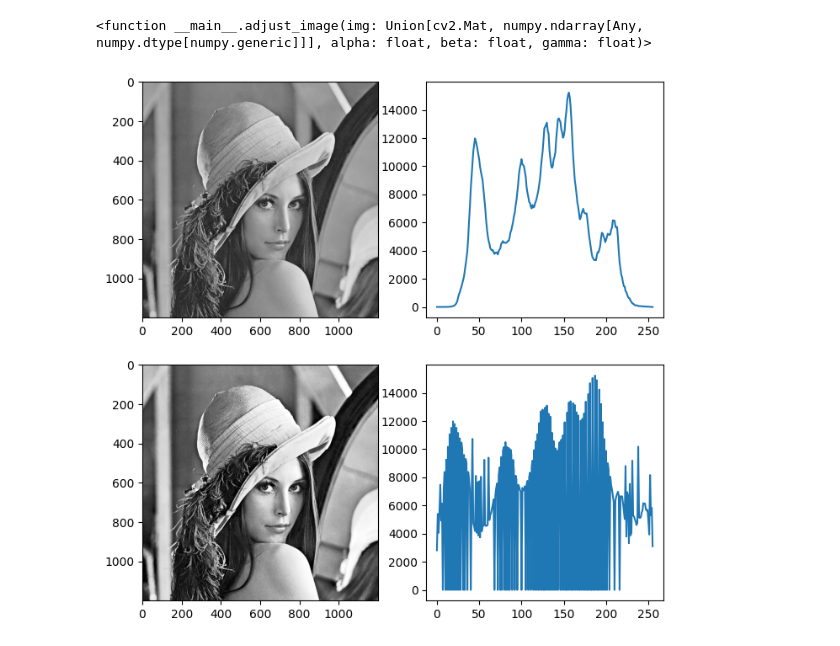
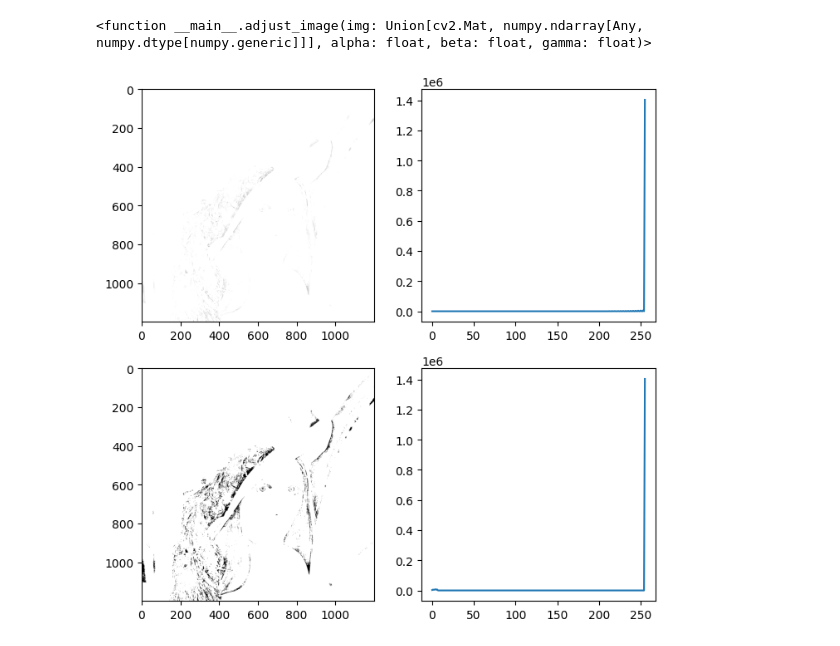
Before and after one commit to xandril/opencv_labs, a Jupyter notebook: lab4/notebook.ipynb, the cells around one changed output. Drawn from its saved outputs; the diff is of its cells as text; code cells hidden in the pictures.

```diff
--- a/lab4/notebook.ipynb
+++ b/lab4/notebook.ipynb
@@ -50,19 +50,19 @@ interactive(children=(FloatSlider(value=1.0, description='alpha', max=10.0), Flo
 # %%
 %matplotlib inline
 
-hist = cv.calcHist([image], channels=[0], mask=None, histSize=[256], ranges=[0, 256])
+hist = cv.calcHist([adjusted_img], channels=[0], mask=None, histSize=[256], ranges=[0, 256])
 
-equalized_hist_image = cv.equalizeHist(image)
+equalized_hist_image = cv.equalizeHist(adjusted_img)
 equalized_hist = cv.calcHist([equalized_hist_image], channels=[0], mask=None, histSize=[256], ranges=[0, 256])
 
 fig, axs = plt.subplots(2, 2)
 
-axs[0][0].imshow(image, cmap='gray')
+axs[0][0].imshow(adjusted_img, cmap='gray')
 axs[0][1].plot(hist)
 
 axs[1][0].imshow(equalized_hist_image, cmap='gray')
 axs[1][1].plot(equalized_hist)
 
 fig.set_size_inches(8, 8)
 # %% [output]
-[figure, old version]
+[figure, new version]
```
Also changed, not shown: parts of 1 cell of this notebook, 24 other files.
